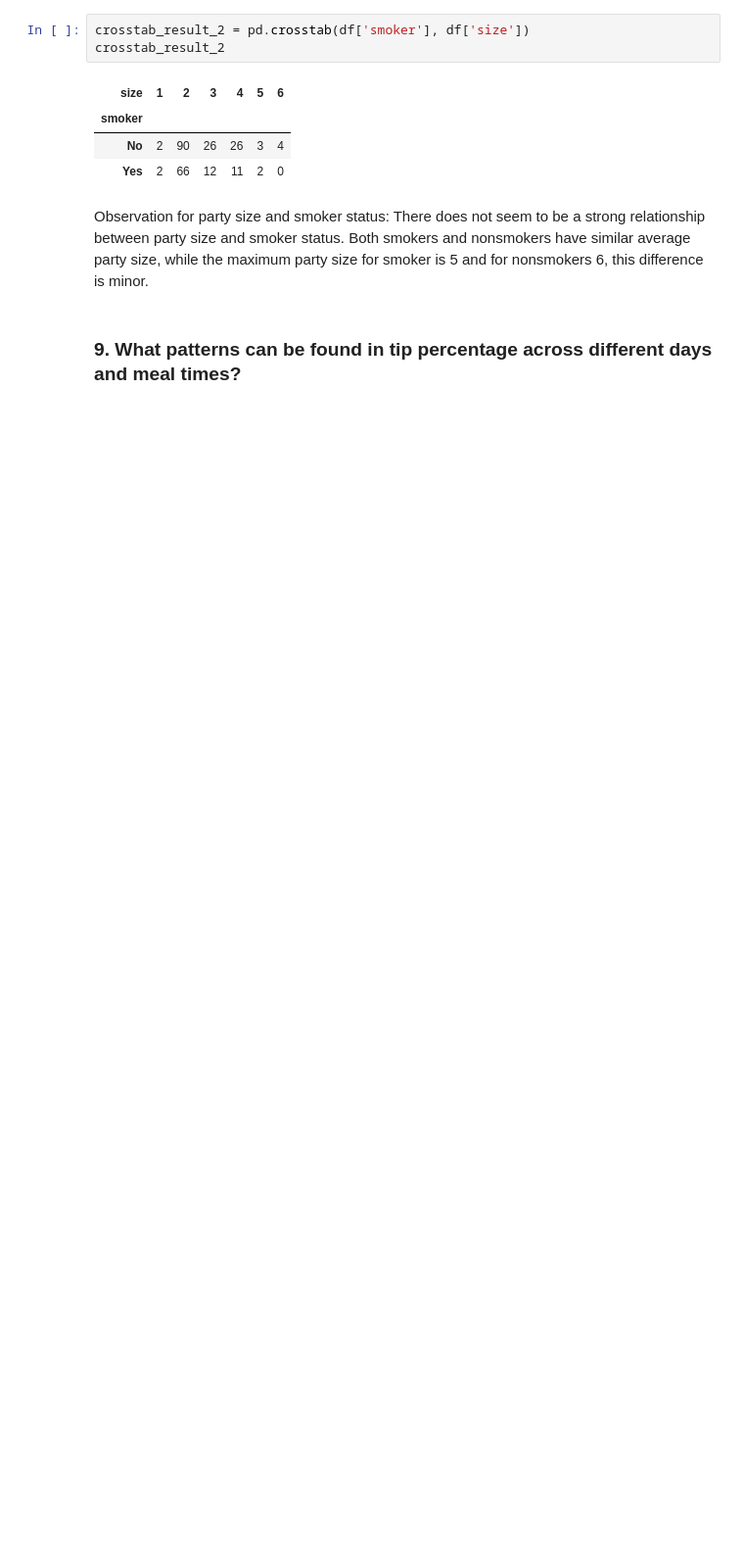
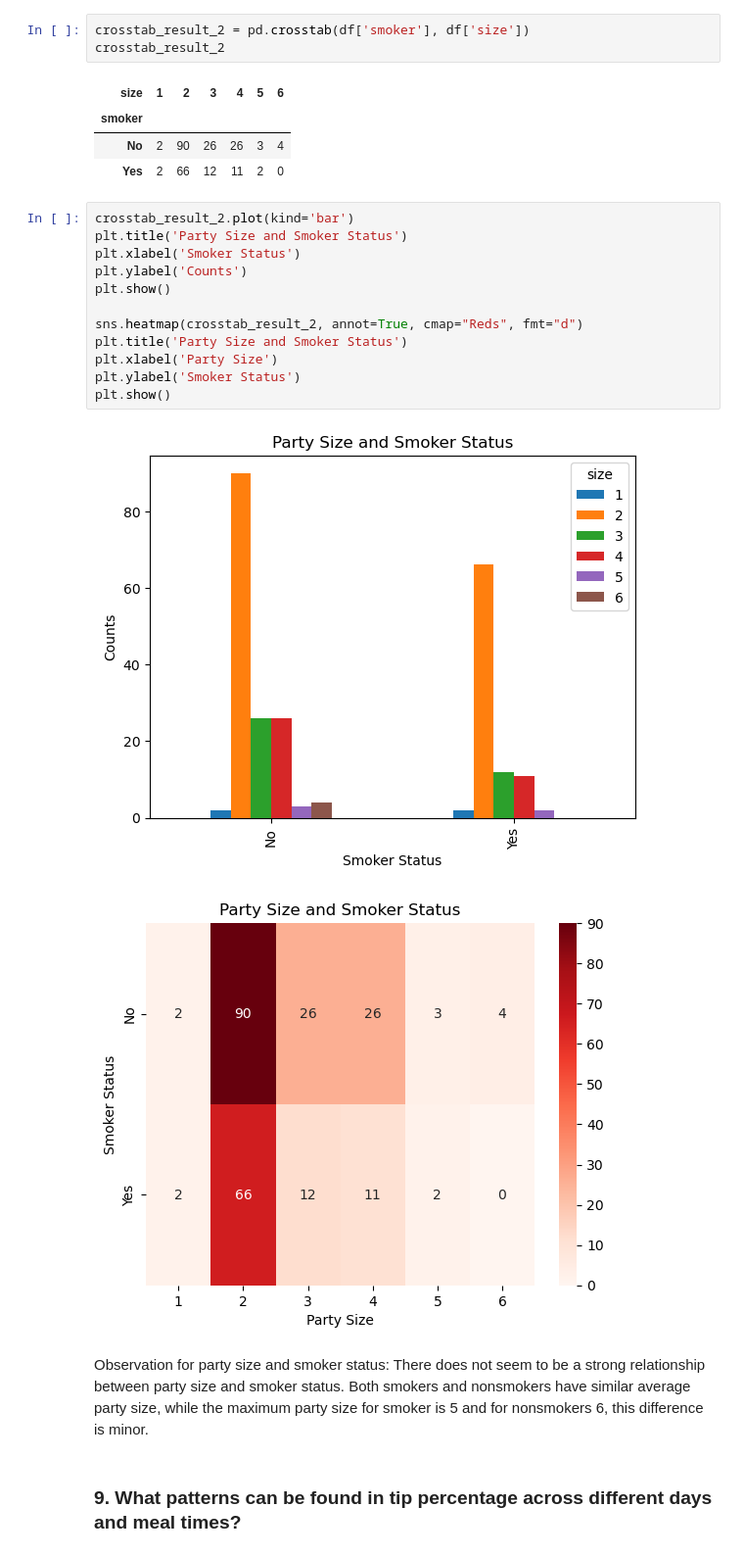
Before and after one commit to alananjungwei/Week-3-Group-Project-, a Jupyter notebook: restaurant_tips.ipynb, the cells around one changed output. Shown at 98% size. Cells and saved outputs as stored; diff of their text form; blank space fills up the shorter version.

```diff
--- a/restaurant_tips.ipynb
+++ b/restaurant_tips.ipynb
@@ -369,6 +404,21 @@ crosstab_result_2
 | smoker |  |  |  |  |  |  |
 | No | 2 | 90 | 26 | 26 | 3 | 4 |
 | Yes | 2 | 66 | 12 | 11 | 2 | 0 |
+# %%
+crosstab_result_2.plot(kind='bar')
+plt.title('Party Size and Smoker Status')
+plt.xlabel('Smoker Status')
+plt.ylabel('Counts')
+plt.show()
+
+sns.heatmap(crosstab_result_2, annot=True, cmap="Reds", fmt="d")
+plt.title('Party Size and Smoker Status')
+plt.xlabel('Party Size')
+plt.ylabel('Smoker Status')
+plt.show()
+# %% [output]
+[figure, added]
+[figure, added]
 # %% [markdown]
 Observation for party size and smoker status: There does not seem to be a strong relationship between party size and smoker status. Both smokers and nonsmokers have similar average party size, while the maximum party size for smoker is 5 and for nonsmokers 6, this difference is minor.
 # %% [markdown]
```
Also changed, not shown: parts of 5 cells of this notebook, 3 other files.
